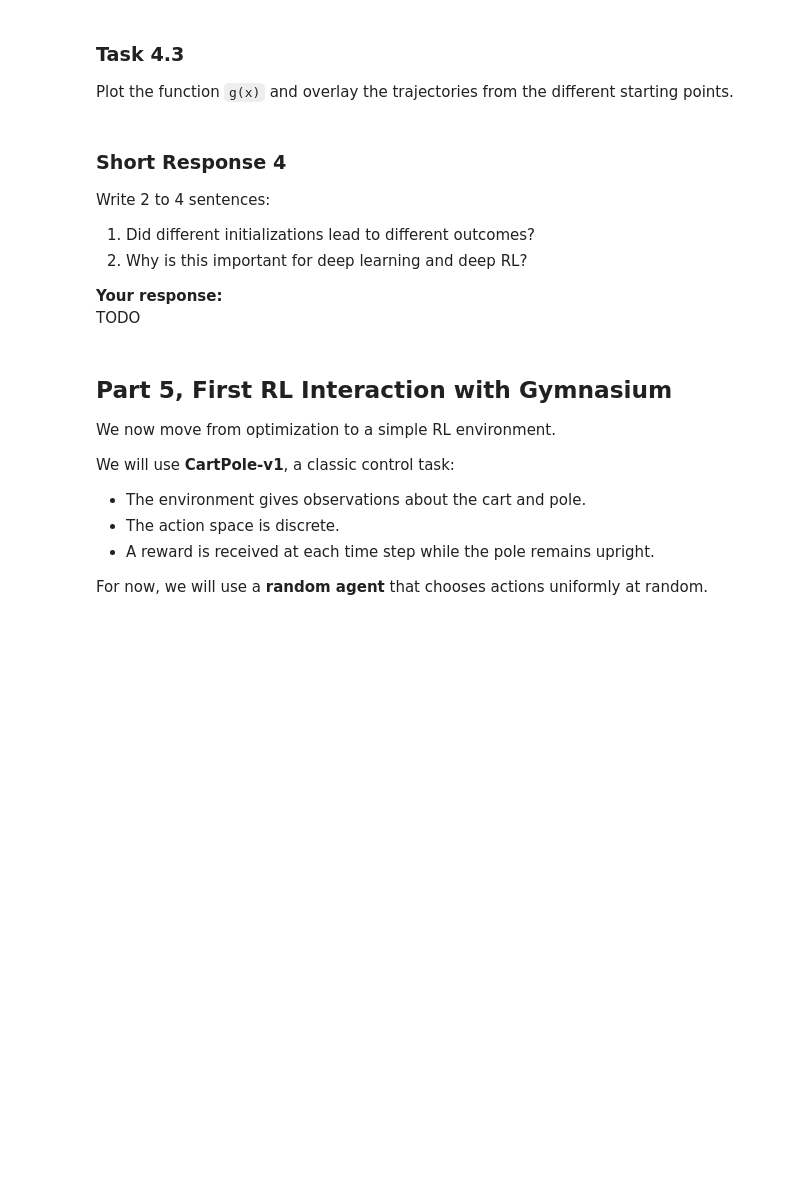
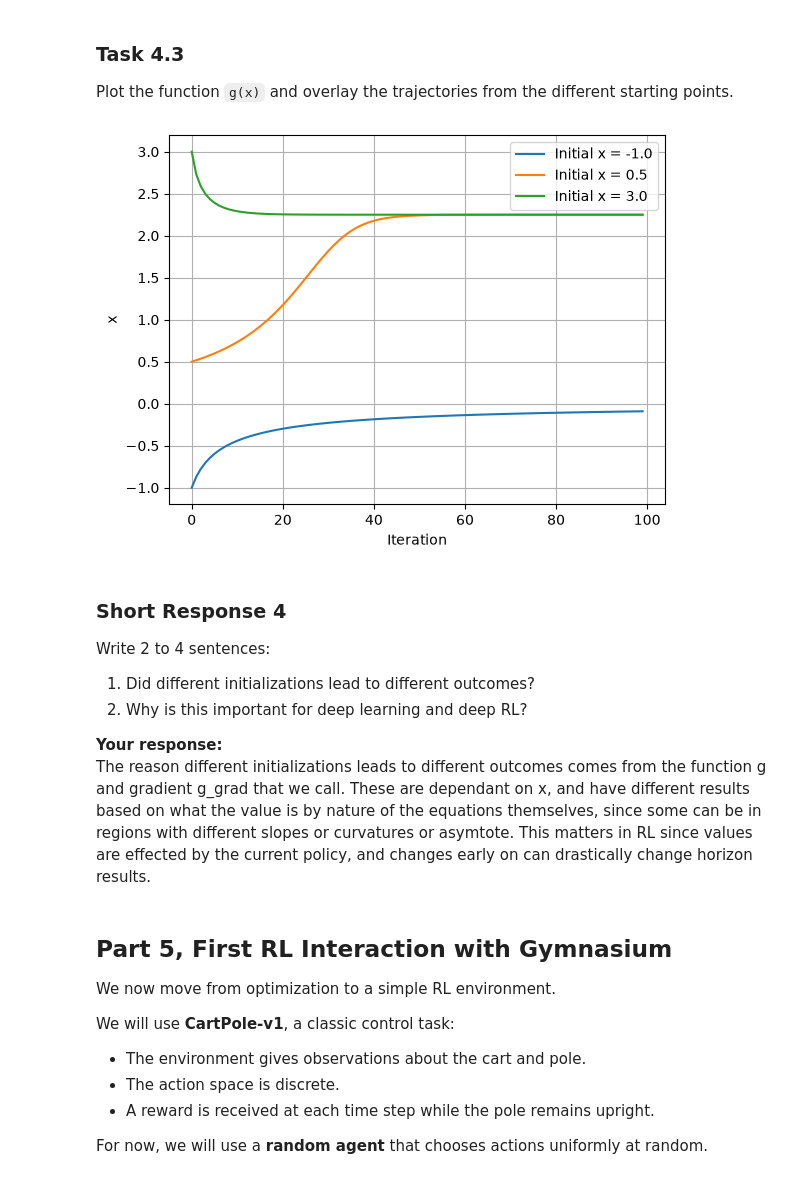
Before and after one commit to wyattowelch/AE696, a Jupyter notebook: Labs/Lab 1/AE696_Lab1_Notebook.ipynb, the cells around one changed output. Saved outputs shown, nothing was run; the diff lists cells and outputs as text; code cells hidden in the pictures; blank space fills up the shorter version.

```diff
--- a/Labs/Lab 1/AE696_Lab1_Notebook.ipynb
+++ b/Labs/Lab 1/AE696_Lab1_Notebook.ipynb
@@ -176,13 +176,15 @@ xyArr = np.array([x, y])
 
 def gradientDescent2D(iters, initXY, alpha):
     """
-    2D gradient descent function.
+    2D gradient descent function. Currently grad_f() is a
+    specific function that is unique to the case.
     In:
         iters (int)   - How many runs
         initXY (2,)  - initial values
         alpha (int)   - learning rate
     Out:
         trajectory (iters x 2) - array list of the descent
+        xyGradArr (2,) - final outputs of function
     """
 
     trajectory = []
@@ -196,11 +198,10 @@ def gradientDescent2D(iters, initXY, alpha):
         trajectory.append(currentXY.copy())
         # print(i, currentXY, xyGradArr)
 
-    return np.array(trajectory)
+    return np.array(trajectory), xyGradArr
 
 
-trajectory = gradientDescent2D(num_iters, xyArr, alpha)
-
+trajectory, xyGradArr = gradientDescent2D(num_iters, xyArr, alpha)
 
 print(trajectory)
 # %% [output]
@@ -299,7 +301,8 @@ trajectories = []
 finalTrajs = []
 
 for alpha in learning_rates:
-    trajectory = gradientDescent2D(25, xyArr, alpha)
+    # I could also use the _ to output the final traj pts, but I didn't >:)
+    trajectory, _ = gradientDescent2D(25, xyArr, alpha)
     trajectories.append(trajectory)
 
 # use [0]-[2] for each alpha
@@ -349,12 +352,12 @@ g'(x) = 4x^3 - 9x^2
 Complete the function definitions below.
 # %%
 def g(x):
-    # TODO
-    pass
+    result = (x ** 4) - 3 * (x ** 3) + 2
+    return result
 
 def grad_g(x):
-    # TODO
-    pass
+    result = 4 * (x ** 3) - 9 * (x ** 2)
+    return result
 # %% [markdown]
 ### Task 4.2
 Run gradient descent on `g(x)` using:
@@ -381,7 +435,21 @@ Plot the function `g(x)` and overlay the trajectories from the different startin
 # %%
 # TODO: Plot g(x) and overlay trajectories from different initializations
 
 # Your code here
+for i in range(len(trajectories)):
+    plt.plot(
+        range(len(trajectories[i])),
+        trajectories[i],
+        label=f"Initial x = {initial_points[i]}"
+    )
+
+plt.xlabel("Iteration")
+plt.ylabel("x")
+plt.legend()
+plt.grid()
+plt.show()
+# %% [output]
+[figure, added]
 # %% [markdown]
 ### Short Response 4
 Write 2 to 4 sentences:
@@ -389,7 +457,7 @@ Write 2 to 4 sentences:
 2. Why is this important for deep learning and deep RL?
 
 **Your response:**
-TODO
+The reason different initializations leads to different outcomes comes from the function g and gradient g_grad that we call. These are dependant on x, and have different results based on what the value is by nature of the equations themselves, since some can be in regions with different slopes or curvatures or asymtote. This matters in RL since values are effected by the current policy, and changes early on can drastically change horizon results.
 # %% [markdown]
 ## Part 5, First RL Interaction with Gymnasium
 
```
Also changed, not shown: parts of 11 cells of this notebook.
